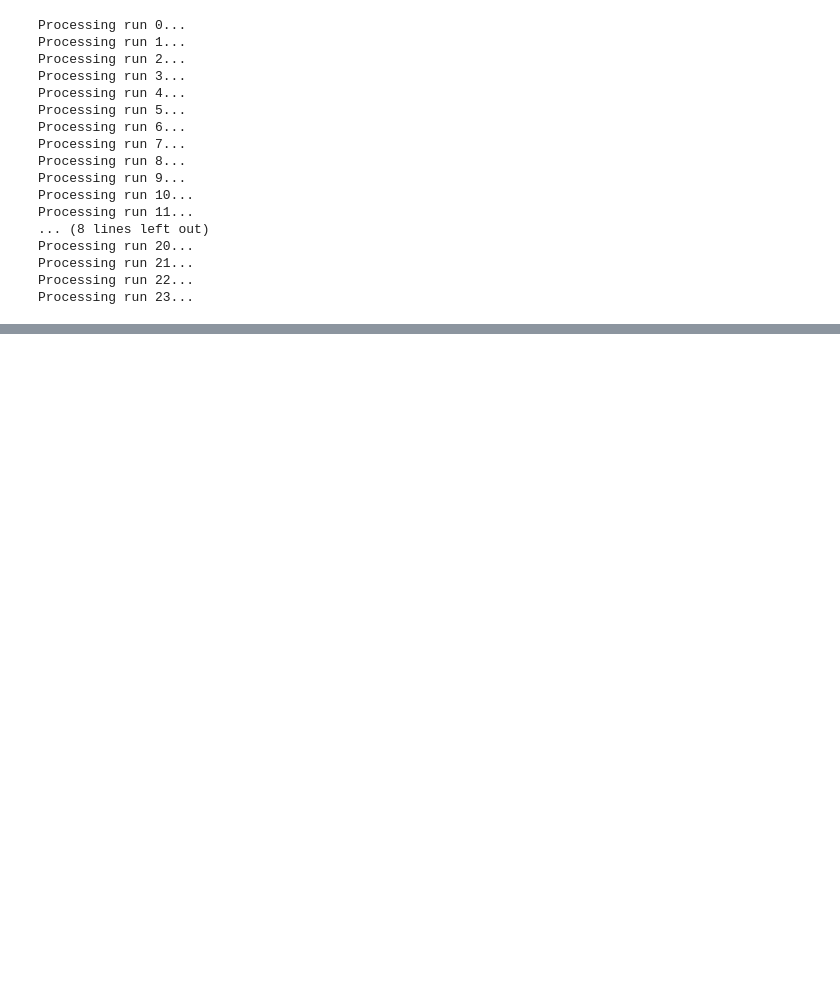
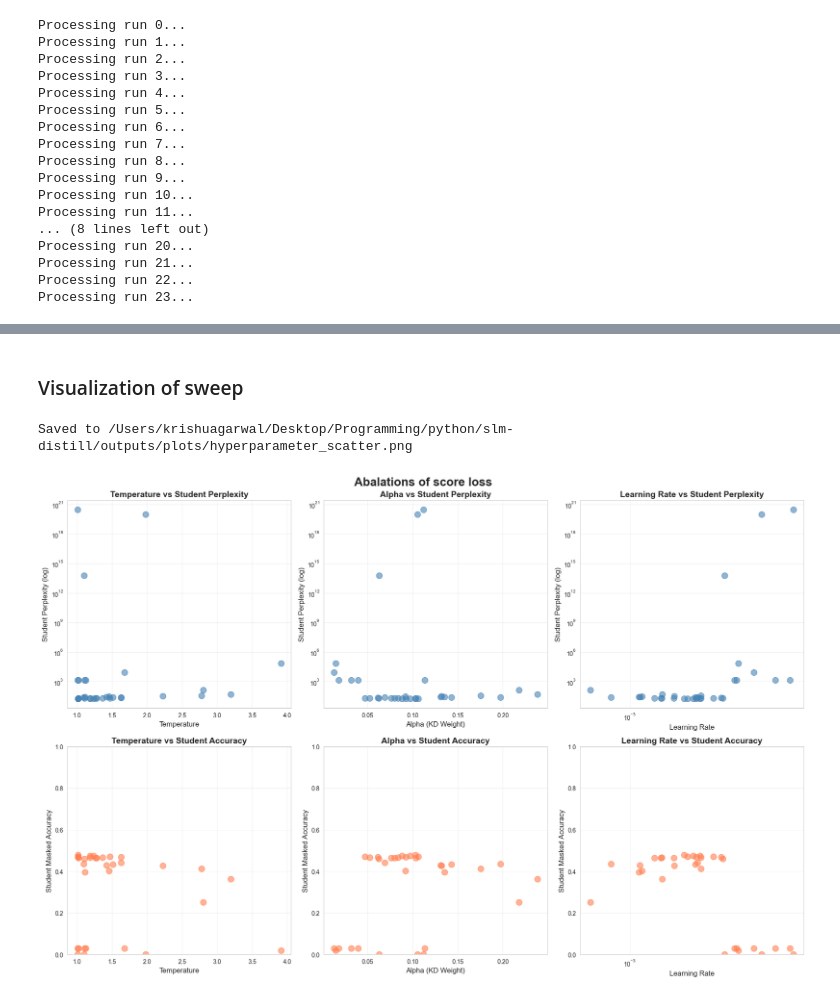
Before and after one commit to kkkamur07/slm-distill, a Jupyter notebook: notebooks/experiment.ipynb, the cells around one changed output, grey strips where cells are left out. Saved outputs shown, nothing was run; the diff lists cells and outputs as text; code cells hidden in the pictures; blank space fills up the shorter version.

```diff
--- a/notebooks/experiment.ipynb
+++ b/notebooks/experiment.ipynb
@@ -973,0 +1187,77 @@ df.to_csv("focused_sweep.csv", index=False)
+# %% [markdown]
+### Visualization of sweep
+# %%
+import pandas as pd
+import matplotlib.pyplot as plt
+import numpy as np
+
+def plot_hyperparameter_impact(csv_file, save_path=None):
+    df = pd.read_csv(csv_file)
+    df = df.drop_duplicates()
+
+    fig, axes = plt.subplots(2, 3, figsize=(18, 12))
+    fig.suptitle('Abalations of score loss', fontsize=20, fontweight='bold')
+
+    # Row 1: Student Perplexity
+    axes[0, 0].scatter(df['temperature'], df['student_perplexity'], s=100, alpha=0.6, color='steelblue')
+    axes[0, 0].set_xlabel('Temperature', fontsize=12)
+    axes[0, 0].set_ylabel('Student Perplexity (log)', fontsize=12)
+    axes[0, 0].set_title('Temperature vs Student Perplexity', fontsize=14, fontweight='bold')
+    axes[0, 0].set_yscale('log')
+    axes[0, 0].grid(True, alpha=0.3)
+
+    axes[0, 1].scatter(df['alpha'], df['student_perplexity'], s=100, alpha=0.6, color='steelblue')
+    axes[0, 1].set_xlabel('Alpha (KD Weight)', fontsize=12)
+    axes[0, 1].set_ylabel('Student Perplexity (log)', fontsize=12)
+    axes[0, 1].set_title('Alpha vs Student Perplexity', fontsize=14, fontweight='bold')
+    axes[0, 1].set_yscale('log')
+    axes[0, 1].grid(True, alpha=0.3)
+
+    axes[0, 2].scatter(df['learning_rate'], df['student_perplexity'], s=100, alpha=0.6, color='steelblue')
+    axes[0, 2].set_xlabel('Learning Rate', fontsize=12)
+    axes[0, 2].set_ylabel('Student Perplexity (log)', fontsize=12)
+    axes[0, 2].set_title('Learning Rate vs Student Perplexity', fontsize=14, fontweight='bold')
+    axes[0, 2].set_yscale('log')
+    axes[0, 2].set_xscale('log')
+    axes[0, 2].grid(True, alpha=0.3)
+
+    # Row 2: Student Accuracy
+    axes[1, 0].scatter(df['temperature'], df['student_masked_accuracy'], s=100, alpha=0.6, color='coral')
+    axes[1, 0].set_xlabel('Temperature', fontsize=12)
+    axes[1, 0].set_ylabel('Student Masked Accuracy', fontsize=12)
+    axes[1, 0].set_title('Temperature vs Student Accuracy', fontsize=14, fontweight='bold')
+    axes[1, 0].set_ylim([0, 1])
+    axes[1, 0].grid(True, alpha=0.3)
+
+    axes[1, 1].scatter(df['alpha'], df['student_masked_accuracy'], s=100, alpha=0.6, color='coral')
+    axes[1, 1].set_xlabel('Alpha (KD Weight)', fontsize=12)
+    axes[1, 1].set_ylabel('Student Masked Accuracy', fontsize=12)
+    axes[1, 1].set_title('Alpha vs Student Accuracy', fontsize=14, fontweight='bold')
+    axes[1, 1].set_ylim([0, 1])
+    axes[1, 1].grid(True, alpha=0.3)
+
+    axes[1, 2].scatter(df['learning_rate'], df['student_masked_accuracy'], s=100, alpha=0.6, color='coral')
+    axes[1, 2].set_xlabel('Learning Rate', fontsize=12)
+    axes[1, 2].set_ylabel('Student Masked Accuracy', fontsize=12)
+    axes[1, 2].set_title('Learning Rate vs Student Accuracy', fontsize=14, fontweight='bold')
+    axes[1, 2].set_ylim([0, 1])
+    axes[1, 2].set_xscale('log')
+    axes[1, 2].grid(True, alpha=0.3)
+
+    plt.tight_layout()
+
+    if save_path:
+        plt.savefig(save_path, dpi=300, bbox_inches='tight')
+        print(f"Saved to {save_path}")
+
+    return fig
+
+# Run it
+csv_file = "/Users/krishuagarwal/Desktop/Programming/python/slm-distill/outputs/sweep/score_sweep.csv"
+save_path = "/Users/krishuagarwal/Desktop/Programming/python/slm-distill/outputs/plots/hyperparameter_scatter.png"
+
+plot_hyperparameter_impact(csv_file, save_path)
+plt.show()
+# %% [output]
+Saved to /Users/krishuagarwal/Desktop/Programming/python/slm-distill/outputs/plots/hyperparameter_scatter.png
+[figure, added]
```
Also changed, not shown: parts of 9 cells of this notebook.
